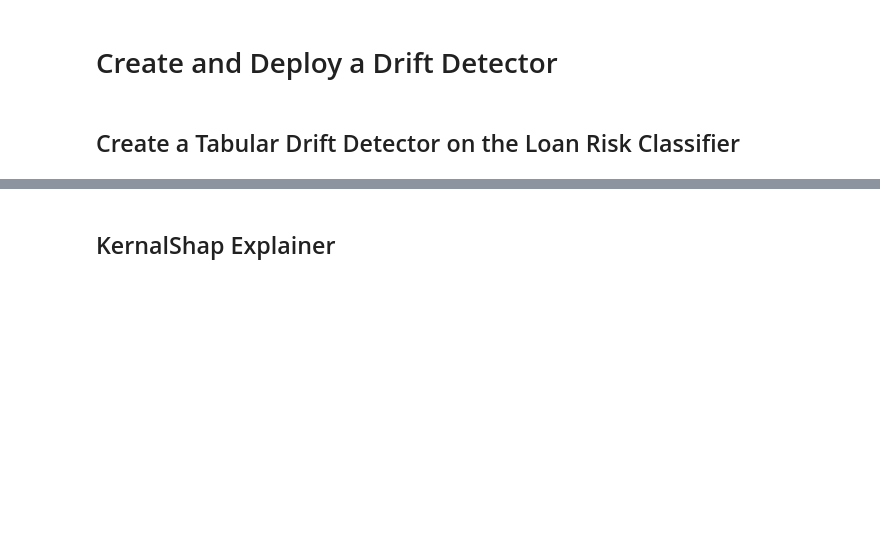
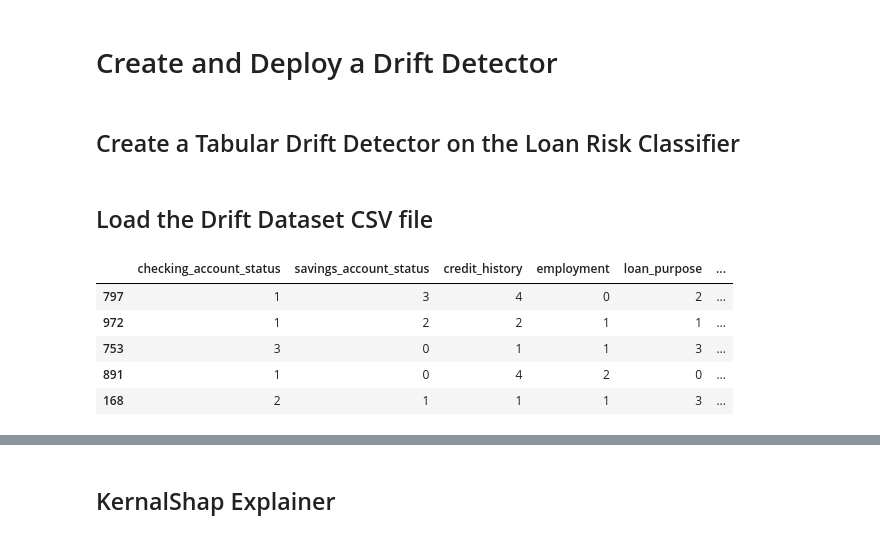
Before and after one commit to SeldonIO/deploy-workshops, a Jupyter notebook: loan/runbook-single-model.ipynb, the cells around one changed output, grey strips where cells are left out. Drawn from its saved outputs; the diff is of its cells as text; code cells hidden in the pictures; blank space fills up the shorter version.

Commit message:
updated loan

```diff
--- a/loan/runbook-single-model.ipynb
+++ b/loan/runbook-single-model.ipynb
@@ -915,6 +914,27 @@ X_train_np = X_risk_train.values
 X_test_np = X_risk_test.values
 
 cd = TabularDrift(X_train_np, p_val=0.05, categories_per_feature=drift_cat_map)
+# %% [markdown]
+## Load the Drift Dataset CSV file
+# %%
+df_drift = pd.read_csv('drifted_credit_data.csv')
+
+# Take a random subset of the data
+subset = df_drift.sample(n=25)
+
+risk_data = subset[['checking_account_status', 'savings_account_status', 'credit_history', 'employment', 'loan_purpose', 'installment_rate', 'personal_status', 'other_debtors', 'age', 'job', 'dependents', 'risk','existing_loan_amounts']]
+
+# Convert the subset to a numpy array
+X = risk_data.values
+
+risk_data.head()
+# %% [output]
+|  | checking_account_status | savings_account_status | credit_history | employment | loan_purpose | ... |
+| 797 | 1 | 3 | 4 | 0 | 2 | ... |
+| 972 | 1 | 2 | 2 | 1 | 1 | ... |
+| 753 | 3 | 0 | 1 | 1 | 3 | ... |
+| 891 | 1 | 0 | 4 | 2 | 0 | ... |
+| 168 | 2 | 1 | 1 | 1 | 3 | ... |
 # %%
 preds = cd.predict(X, drift_type='batch', return_p_val=True, return_distance=True)
 preds
```
Also changed, not shown: parts of 37 cells of this notebook.
